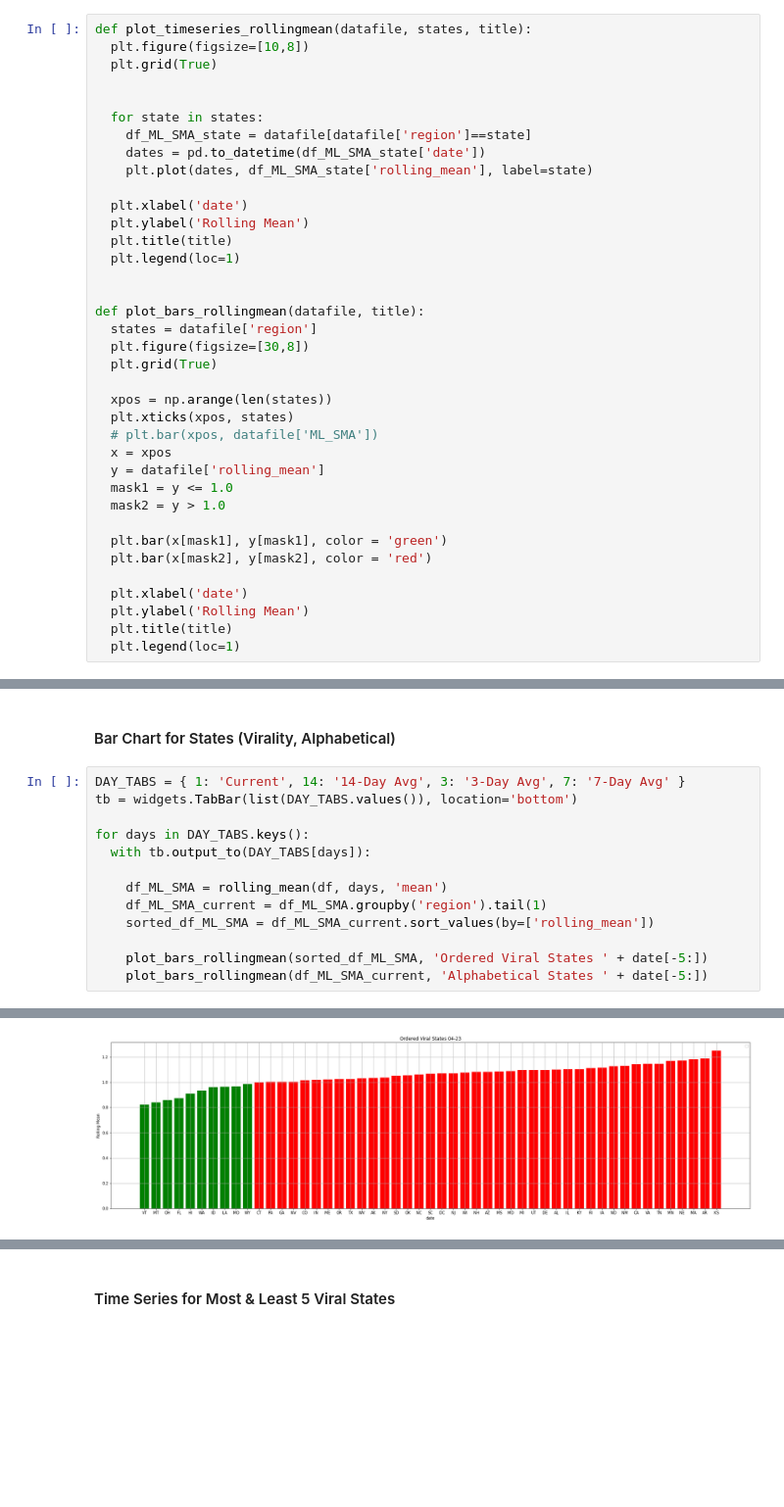
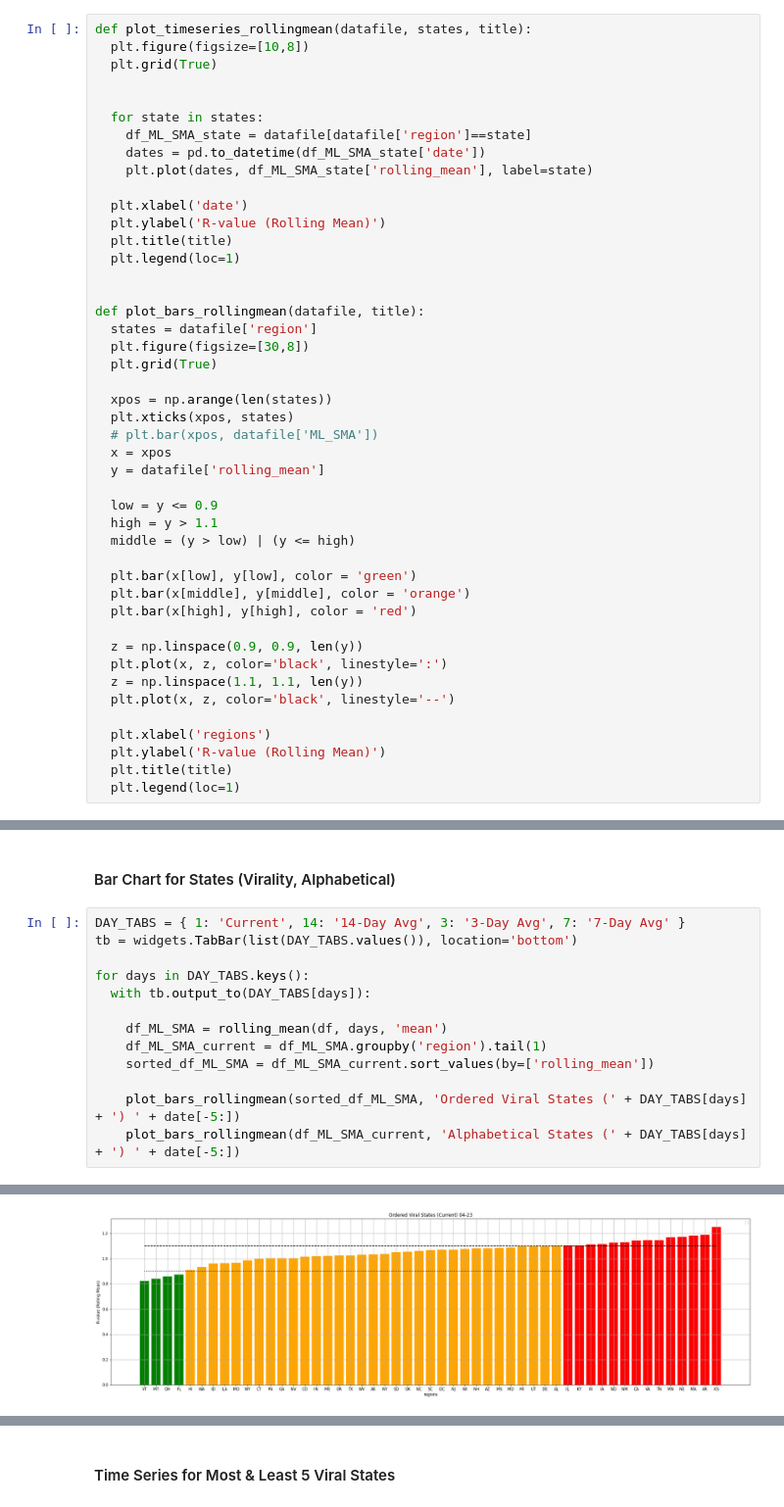
Before and after one commit to dimeking/playground, a Jupyter notebook: Covid_Rt.ipynb, the cells around one changed output, grey strips where cells are left out. Shown at 98% size. Saved outputs shown, nothing was run; the diff lists cells and outputs as text; blank space fills up the shorter version.

```diff
--- a/Covid_Rt.ipynb
+++ b/Covid_Rt.ipynb
@@ -44,7 +44,7 @@ def plot_timeseries_rollingmean(datafile, states, title):
     plt.plot(dates, df_ML_SMA_state['rolling_mean'], label=state)
 
   plt.xlabel('date')
-  plt.ylabel('Rolling Mean')
+  plt.ylabel('R-value (Rolling Mean)')
   plt.title(title)
   plt.legend(loc=1)
 
@@ -59,14 +59,22 @@ def plot_bars_rollingmean(datafile, title):
   # plt.bar(xpos, datafile['ML_SMA'])
   x = xpos
   y = datafile['rolling_mean']
-  mask1 = y <= 1.0
-  mask2 = y > 1.0
 
-  plt.bar(x[mask1], y[mask1], color = 'green')
-  plt.bar(x[mask2], y[mask2], color = 'red')
+  low = y <= 0.9
+  high = y > 1.1
+  middle = (y > low) | (y <= high)
 
-  plt.xlabel('date')
-  plt.ylabel('Rolling Mean')
+  plt.bar(x[low], y[low], color = 'green')
+  plt.bar(x[middle], y[middle], color = 'orange')
+  plt.bar(x[high], y[high], color = 'red')
+
+  z = np.linspace(0.9, 0.9, len(y))
+  plt.plot(x, z, color='black', linestyle=':')
+  z = np.linspace(1.1, 1.1, len(y))
+  plt.plot(x, z, color='black', linestyle='--')
+
+  plt.xlabel('regions')
+  plt.ylabel('R-value (Rolling Mean)')
   plt.title(title)
   plt.legend(loc=1)
 # %% [markdown]
@@ -81,24 +89,24 @@ date = df['date'].tail(1).iloc[0]
 # %%
 DAY_TABS = { 1: 'Current', 14: '14-Day Avg', 3: '3-Day Avg', 7: '7-Day Avg' }
 tb = widgets.TabBar(list(DAY_TABS.values()), location='bottom')
 
 for days in DAY_TABS.keys():
   with tb.output_to(DAY_TABS[days]):
 
     df_ML_SMA = rolling_mean(df, days, 'mean')
     df_ML_SMA_current = df_ML_SMA.groupby('region').tail(1)
     sorted_df_ML_SMA = df_ML_SMA_current.sort_values(by=['rolling_mean'])
 
-    plot_bars_rollingmean(sorted_df_ML_SMA, 'Ordered Viral States ' + date[-5:])
-    plot_bars_rollingmean(df_ML_SMA_current, 'Alphabetical States ' + date[-5:])
+    plot_bars_rollingmean(sorted_df_ML_SMA, 'Ordered Viral States (' + DAY_TABS[days] + ') ' + date[-5:])
+    plot_bars_rollingmean(df_ML_SMA_current, 'Alphabetical States (' + DAY_TABS[days] + ') ' + date[-5:])
 # %% [output]
 [interactive output not drawn]
 [interactive output not drawn]
 [interactive output not drawn]
 [interactive output not drawn]
 [interactive output not drawn]
 [interactive output not drawn]
 [interactive output not drawn]
 No handles with labels found to put in legend.
 No handles with labels found to put in legend.
-[figure, old version]
+[figure, new version]
```
Also changed, not shown: parts of 1 cell of this notebook.
